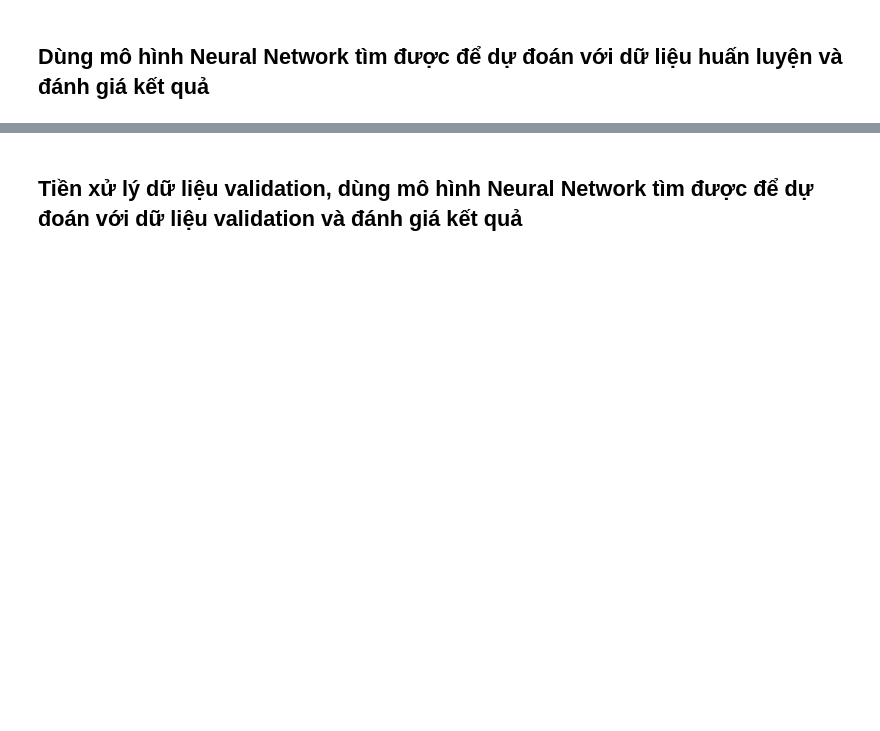
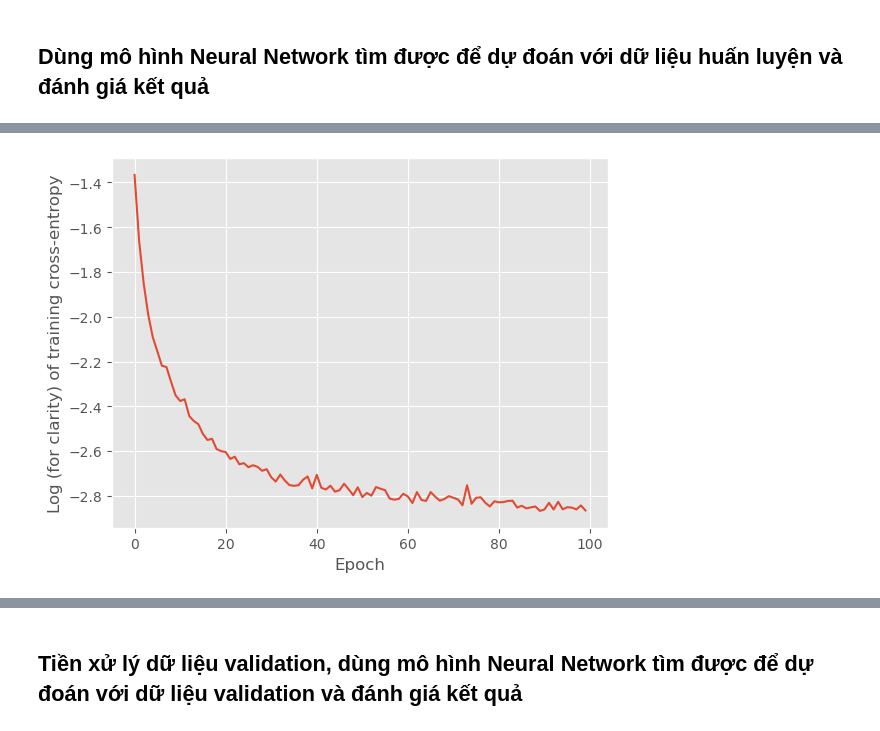
Before and after one commit to dungquach12/IntroML_HW4, a Jupyter notebook: HW4.ipynb, the cells around one changed output, grey strips where cells are left out. Drawn from its saved outputs; the diff is of its cells as text; code cells hidden in the pictures; blank space fills up the shorter version.

```diff
--- a/HW4.ipynb
+++ b/HW4.ipynb
@@ -521,2 +619,12 @@ Hai mục sau cùng ("Chọn ra cách tiền xử lý + mô hình Neural Network
 # %% [markdown]
 ## Dùng mô hình Neural Network tìm được để dự đoán với dữ liệu huấn luyện và đánh giá kết quả
+# %%
+%%time
+Ws_2, train_ces = train_nnet_2(
+    train_Z, train_y,
+    hid_layer_sizes=[50],
+    initial_Ws=None, mb_size=32, lr=0.3, max_epoch=100, max_norm=5.5)
+plt.plot(np.log(train_ces))
+plt.xlabel('Epoch')
+plt.ylabel('Log (for clarity) of training cross-entropy');
+# %% [output]
@@ -522,0 +633 @@ Hai mục sau cùng ("Chọn ra cách tiền xử lý + mô hình Neural Network
+[figure, added]
```
Also changed, not shown: parts of 13 cells of this notebook.
